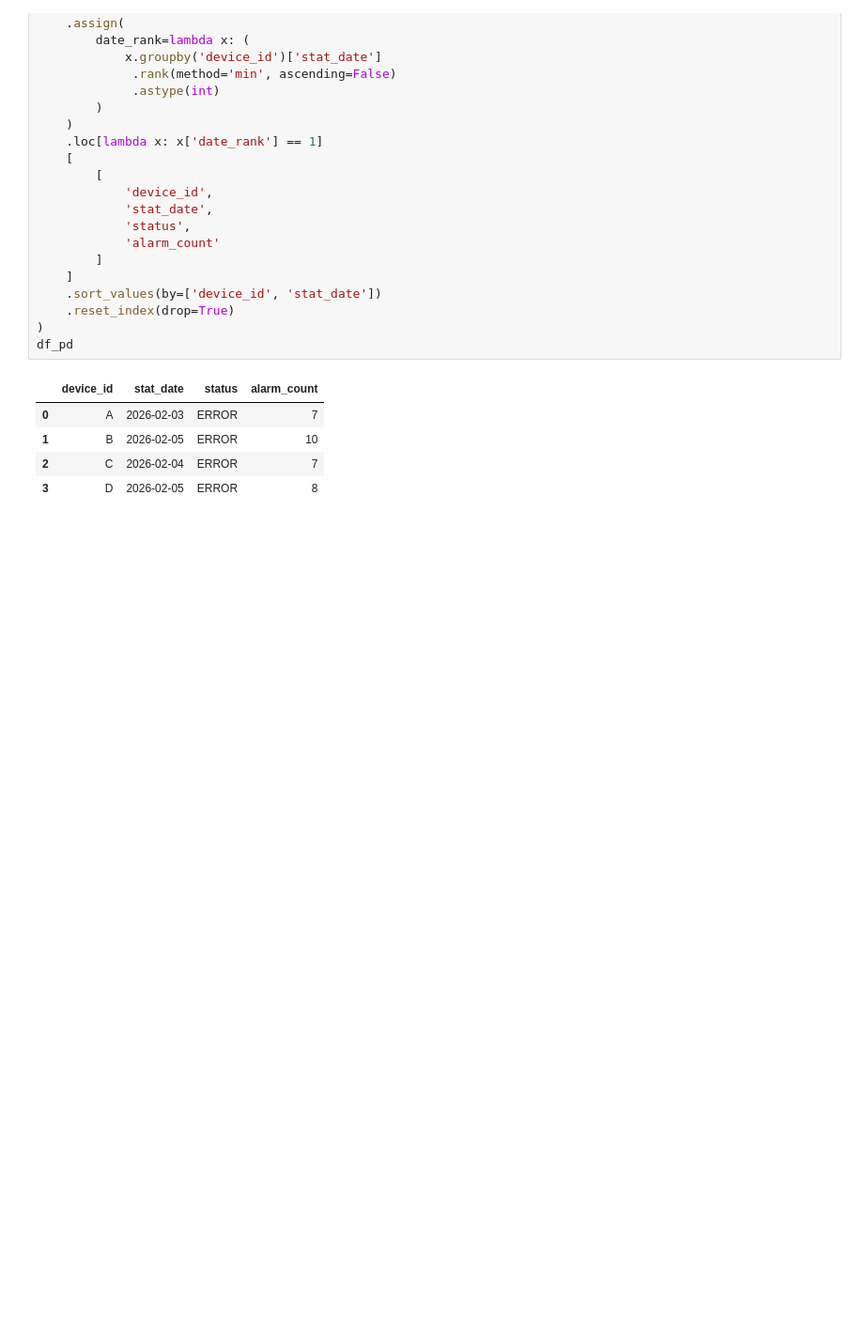
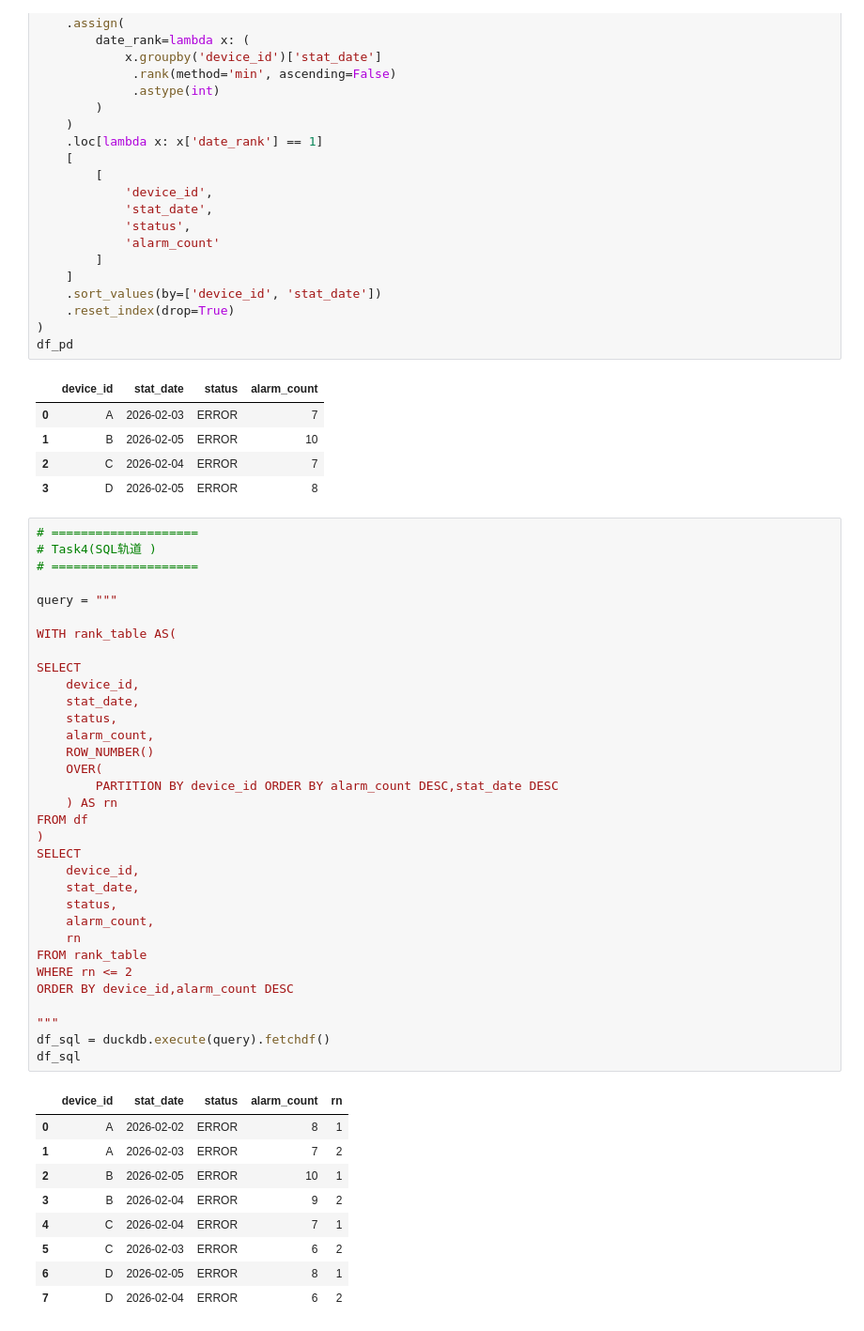
Before and after one commit to zhuimengren9527/projects, a Jupyter notebook: 02_sql_and_pandas/window_function/05_integrated_practice/01_device_daily_analysis_integrated.ipynb, the cells around one changed output. Shown at 94% size. Cells and saved outputs as stored; diff of their text form; blank space fills up the shorter version.

Commit message:
feat: add top alarm ranking task

```diff
--- a/02_sql_and_pandas/window_function/05_integrated_practice/01_device_daily_analysis_integrated.ipynb
+++ b/02_sql_and_pandas/window_function/05_integrated_practice/01_device_daily_analysis_integrated.ipynb
@@ -585,3 +585,46 @@ df_pd
 | 1 | B | 2026-02-05 | ERROR | 10 |
 | 2 | C | 2026-02-04 | ERROR | 7 |
 | 3 | D | 2026-02-05 | ERROR | 8 |
+# %%
+# ====================
+# Task4(SQL轨道 )
+# ====================
+
+query = """
+
+WITH rank_table AS(
+
+SELECT
+    device_id,
+    stat_date,
+    status,
+    alarm_count,
+    ROW_NUMBER()
+    OVER(
+        PARTITION BY device_id ORDER BY alarm_count DESC,stat_date DESC
+    ) AS rn
+FROM df
+)
+SELECT
+    device_id,
+    stat_date,
+    status,
+    alarm_count,
+    rn
+FROM rank_table
+WHERE rn <= 2
+ORDER BY device_id,alarm_count DESC
+
+"""
+df_sql = duckdb.execute(query).fetchdf()
+df_sql
+# %% [output]
+|  | device_id | stat_date | status | alarm_count | rn |
+| 0 | A | 2026-02-02 | ERROR | 8 | 1 |
+| 1 | A | 2026-02-03 | ERROR | 7 | 2 |
+| 2 | B | 2026-02-05 | ERROR | 10 | 1 |
+| 3 | B | 2026-02-04 | ERROR | 9 | 2 |
+| 4 | C | 2026-02-04 | ERROR | 7 | 1 |
+| 5 | C | 2026-02-03 | ERROR | 6 | 2 |
+| 6 | D | 2026-02-05 | ERROR | 8 | 1 |
+| 7 | D | 2026-02-04 | ERROR | 6 | 2 |
```
Also changed, not shown: parts of 1 cell of this notebook, 1 other file.
